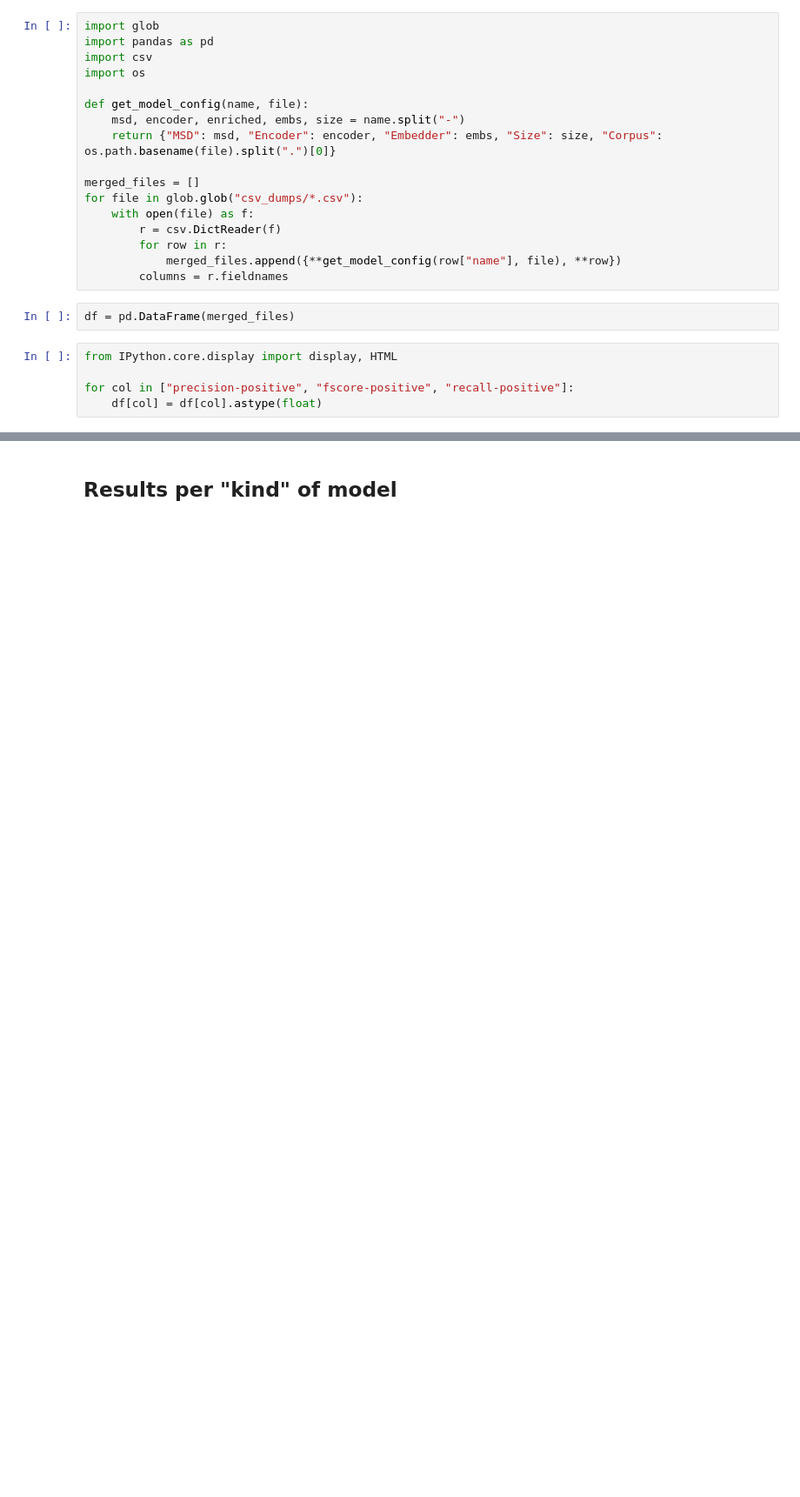
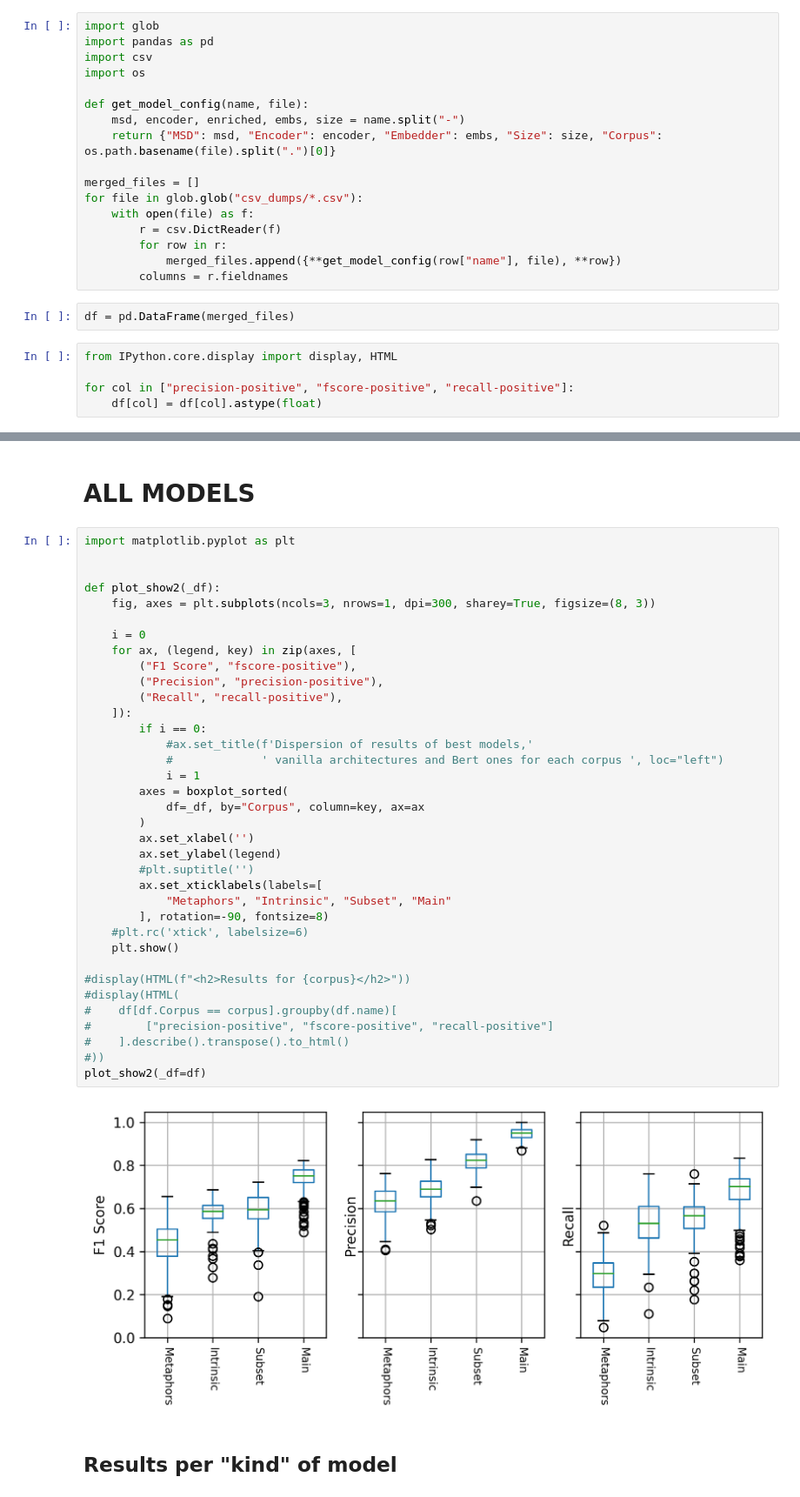
Before and after one commit to lascivaroma/seligator, a Jupyter notebook: 07c - Evaluate 10 runs for each good model.ipynb, the cells around one changed output, grey strips where cells are left out. Shown at 87% size. Saved outputs shown, nothing was run; the diff lists cells and outputs as text; blank space fills up the shorter version.

```diff
--- a/07c - Evaluate 10 runs for each good model.ipynb
+++ b/07c - Evaluate 10 runs for each good model.ipynb
@@ -78,3 +201,43 @@ for corpus in list(df.Corpus.unique()):
+# %% [markdown]
+# ALL MODELS
+# %%
+import matplotlib.pyplot as plt
+
+
+def plot_show2(_df):
+    fig, axes = plt.subplots(ncols=3, nrows=1, dpi=300, sharey=True, figsize=(8, 3))
+
+    i = 0
+    for ax, (legend, key) in zip(axes, [
+        ("F1 Score", "fscore-positive"),
+        ("Precision", "precision-positive"),
+        ("Recall", "recall-positive"),
+    ]):
+        if i == 0:
+            #ax.set_title(f'Dispersion of results of best models,'
+            #             ' vanilla architectures and Bert ones for each corpus ', loc="left")
+            i = 1
+        axes = boxplot_sorted(
+            df=_df, by="Corpus", column=key, ax=ax
+        )
+        ax.set_xlabel('')
+        ax.set_ylabel(legend)
+        #plt.suptitle('')
+        ax.set_xticklabels(labels=[
+            "Metaphors", "Intrinsic", "Subset", "Main"
+        ], rotation=-90, fontsize=8)
+    #plt.rc('xtick', labelsize=6)
+    plt.show()
+
+#display(HTML(f"<h2>Results for {corpus}</h2>"))
+#display(HTML(
+#    df[df.Corpus == corpus].groupby(df.name)[
+#        ["precision-positive", "fscore-positive", "recall-positive"]
+#    ].describe().transpose().to_html()
+#))
+plot_show2(_df=df)
+# %% [output]
+[figure, added]
 # %% [markdown]
 ## Results per "kind" of model
 # %%
```
Also changed, not shown: parts of 5 cells of this notebook, 3 other files.
